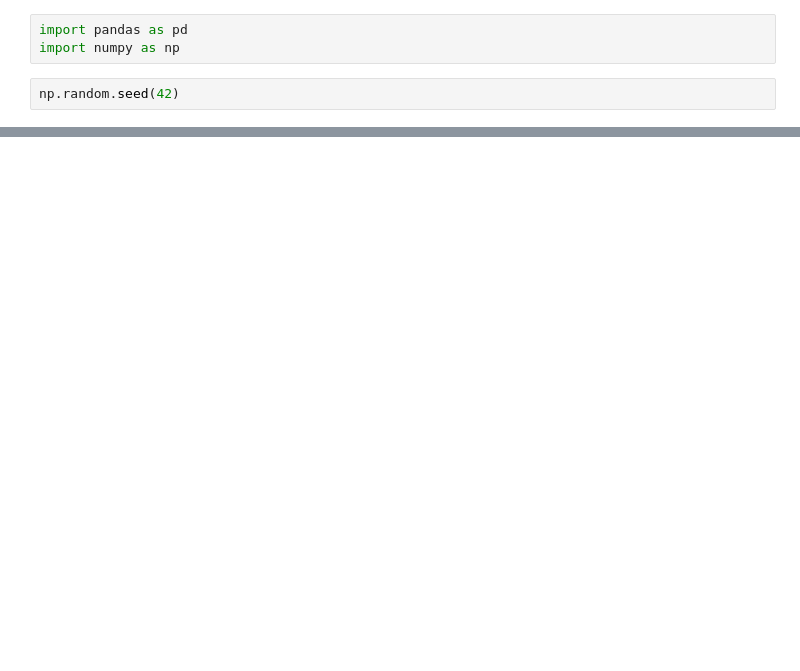
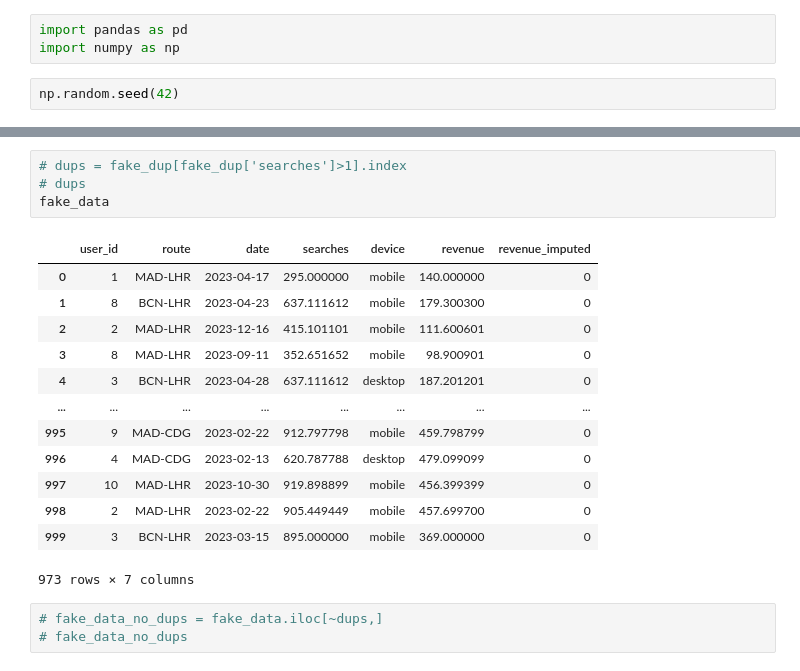
Before and after one commit to IncaGR/prep_skyscanner, a Jupyter notebook: data_manipulation/data_wranggling.ipynb, the cells around one changed output, grey strips where cells are left out. Drawn from its saved outputs; the diff is of its cells as text; blank space fills up the shorter version.

```diff
--- a/data_manipulation/data_wranggling.ipynb
+++ b/data_manipulation/data_wranggling.ipynb
@@ -40,0 +79,21 @@ SyntaxError: invalid syntax (3564495579.py, line 1)
+# %%
+# dups = fake_dup[fake_dup['searches']>1].index
+# dups
+fake_data
+# %% [output]
+|  | user_id | route | date | searches | device | revenue | revenue_imputed |
+| 0 | 1 | MAD-LHR | 2023-04-17 | 295.000000 | mobile | 140.000000 | 0 |
+| 1 | 8 | BCN-LHR | 2023-04-23 | 637.111612 | mobile | 179.300300 | 0 |
+| 2 | 2 | MAD-LHR | 2023-12-16 | 415.101101 | mobile | 111.600601 | 0 |
+| 3 | 8 | MAD-LHR | 2023-09-11 | 352.651652 | mobile | 98.900901 | 0 |
+| 4 | 3 | BCN-LHR | 2023-04-28 | 637.111612 | desktop | 187.201201 | 0 |
+| ... | ... | ... | ... | ... | ... | ... | ... |
+| 995 | 9 | MAD-CDG | 2023-02-22 | 912.797798 | mobile | 459.798799 | 0 |
+| 996 | 4 | MAD-CDG | 2023-02-13 | 620.787788 | desktop | 479.099099 | 0 |
+| 997 | 10 | MAD-LHR | 2023-10-30 | 919.898899 | mobile | 456.399399 | 0 |
+| 998 | 2 | MAD-LHR | 2023-02-22 | 905.449449 | mobile | 457.699700 | 0 |
+| 999 | 3 | BCN-LHR | 2023-03-15 | 895.000000 | mobile | 369.000000 | 0 |
+973 rows × 7 columns
+# %%
+# fake_data_no_dups = fake_data.iloc[~dups,]
+# fake_data_no_dups
```
Also changed, not shown: parts of 11 cells of this notebook, 1 other file.
